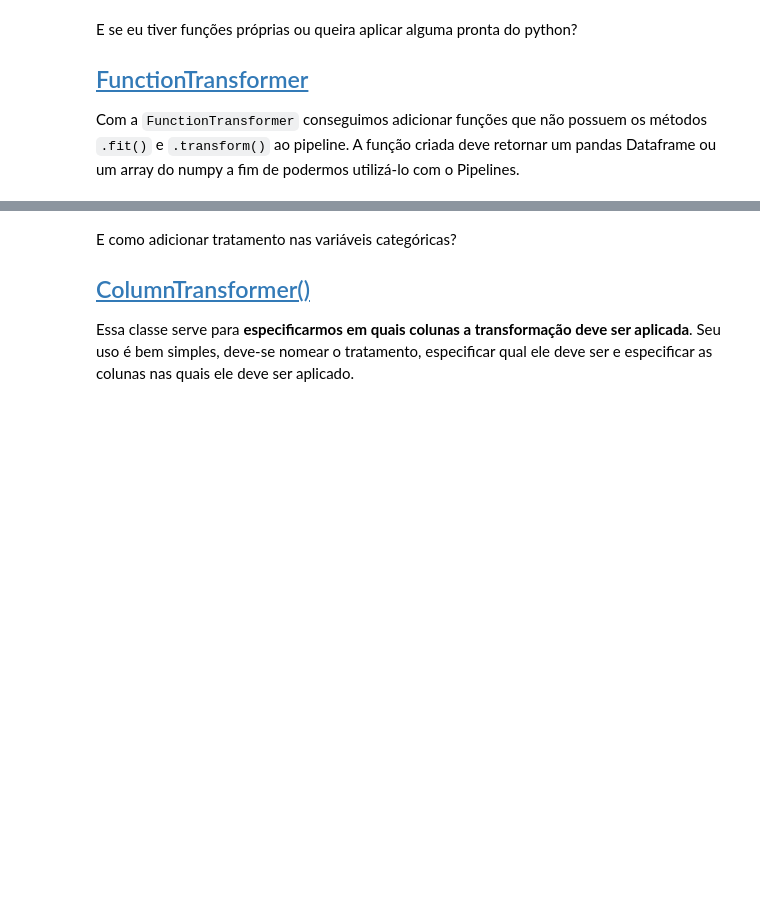
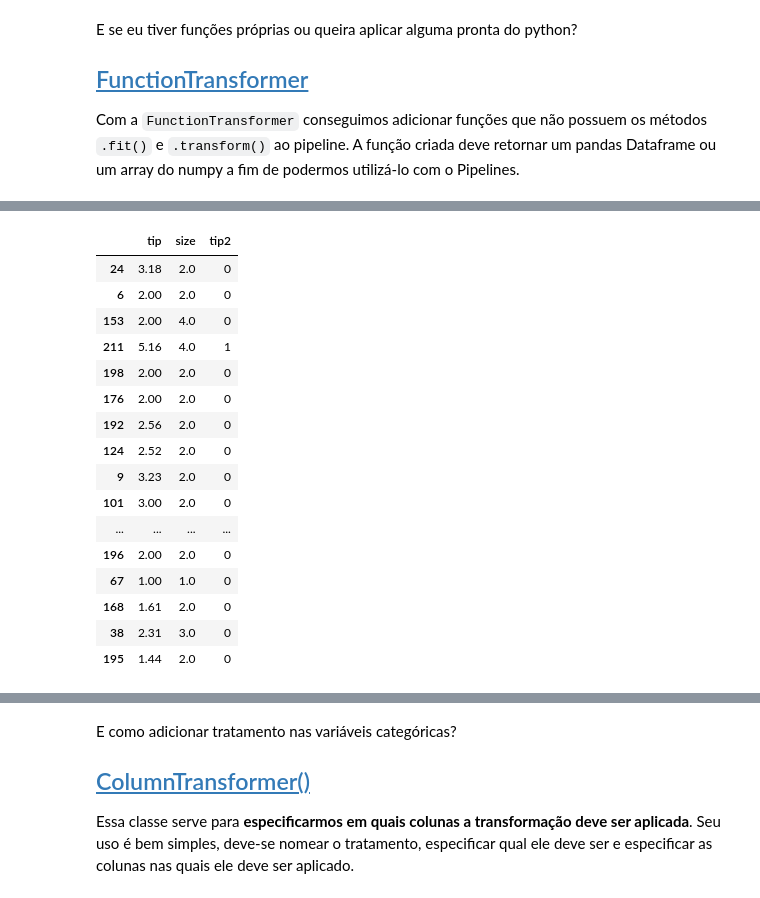
Before and after one commit to patriciacatandi/Lets_Code_DS_Degree_Alunos_ML, a Jupyter notebook: Módulo 9 - Machine Learning I/7_Pipelines/Pipeline.ipynb, the cells around one changed output, grey strips where cells are left out. Saved outputs shown, nothing was run; the diff lists cells and outputs as text; code cells hidden in the pictures; blank space fills up the shorter version.

Commit message:
adição aulade pipelines resolvida

```diff
--- a/Módulo 9 - Machine Learning I/7_Pipelines/Pipeline.ipynb
+++ b/Módulo 9 - Machine Learning I/7_Pipelines/Pipeline.ipynb
@@ -167,3 +347,13 @@ from sklearn.model_selection import cross_validate
 # Tunando hiperparâmetros com 3-fold cross-validation e pipelines
 from sklearn.model_selection import KFold
 from sklearn.model_selection import GridSearchCV
+
+params_grid = {
+ 'model__n_neighbors': [3, 5, 7, 9],
+ 'model__p': [1, 2],
+ 'model__weights': ['uniform', 'distance']}
+
+fold = KFold(n_splits=5, shuffle=True, random_state=42)
+grid = GridSearchCV(pipe_knn, param_grid=params_grid, scoring='neg_mean_absolute_error', cv = fold, verbose=2)
+
+grid.fit(X_train[num_cols], y_train)
@@ -187,3 +431,15 @@ def quebra_coluna(df):
 
 def return_selected_cols(dataset, columns):
     return dataset[columns]
+
+pipe_knn_cv = Pipeline([
+    ('somar_10', FunctionTransformer(somar_10)),
+    ('quebra_coluna', FunctionTransformer(quebra_coluna)),
+    ('return_selected_cols', FunctionTransformer(return_selected_cols, kw_args={'columns':['tip', 'size']})),
+    ('imputer', SimpleImputer(strategy='median')),
+    ('scaler', StandardScaler()),
+    ('model', KNeighborsRegressor(n_neighbors=7))],
+    verbose=True
+)
+
+pipe_knn_cv.fit(X_train[num_cols], y_train)
@@ -189,0 +467,20 @@ def return_selected_cols(dataset, columns):
+# %%
+pipe_knn_cv['quebra_coluna'].transform(X_test[num_cols].copy())
+# %% [output]
+|  | tip | size | tip2 |
+| 24 | 3.18 | 2.0 | 0 |
+| 6 | 2.00 | 2.0 | 0 |
+| 153 | 2.00 | 4.0 | 0 |
+| 211 | 5.16 | 4.0 | 1 |
+| 198 | 2.00 | 2.0 | 0 |
+| 176 | 2.00 | 2.0 | 0 |
+| 192 | 2.56 | 2.0 | 0 |
+| 124 | 2.52 | 2.0 | 0 |
+| 9 | 3.23 | 2.0 | 0 |
+| 101 | 3.00 | 2.0 | 0 |
+| ... | ... | ... | ... |
+| 196 | 2.00 | 2.0 | 0 |
+| 67 | 1.00 | 1.0 | 0 |
+| 168 | 1.61 | 2.0 | 0 |
+| 38 | 2.31 | 3.0 | 0 |
+| 195 | 1.44 | 2.0 | 0 |
```
Also changed, not shown: parts of 29 cells of this notebook, 1 other file.
